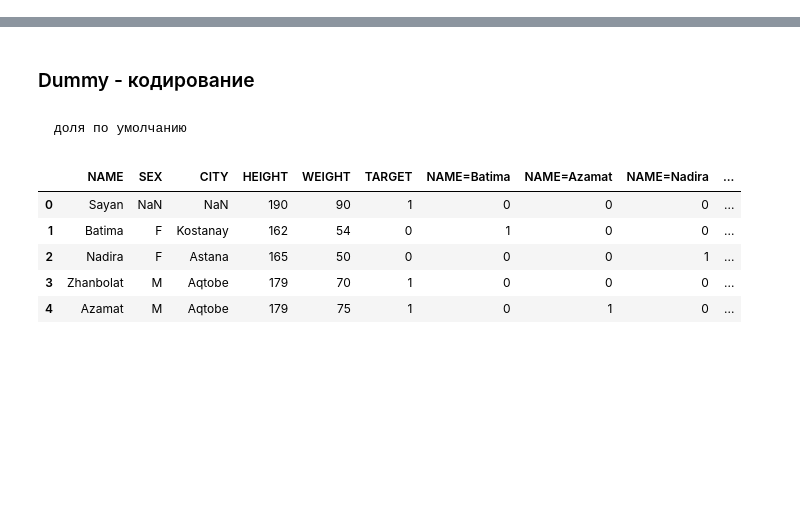
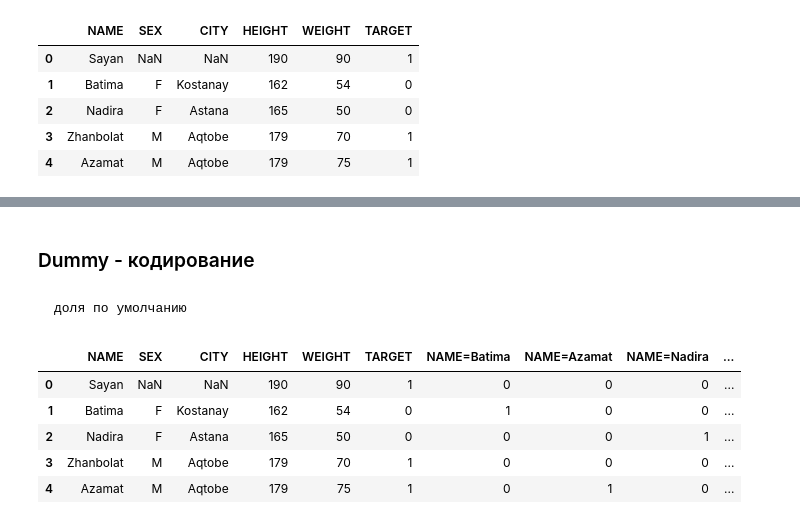
Before and after one commit to mkhamzanov/ccp-module, a Jupyter notebook: Examples.ipynb, the cells around one changed output, grey strips where cells are left out. Saved outputs shown, nothing was run; the diff lists cells and outputs as text; code cells hidden in the pictures; blank space fills up the shorter version.

```diff
--- a/Examples.ipynb
+++ b/Examples.ipynb
@@ -23,3 +23,12 @@ test = pd.DataFrame([['Madiyar','M','Kostanay',185, 72,''],
                         ['Perizat','F','Pavlodar',165,50,'']
                        ],
                        columns = ['NAME', 'SEX', 'CITY','HEIGHT', 'WEIGHT', 'TARGET'])
+# %%
+train
+# %% [output]
+|  | NAME | SEX | CITY | HEIGHT | WEIGHT | TARGET |
+| 0 | Sayan | NaN | NaN | 190 | 90 | 1 |
+| 1 | Batima | F | Kostanay | 162 | 54 | 0 |
+| 2 | Nadira | F | Astana | 165 | 50 | 0 |
+| 3 | Zhanbolat | M | Aqtobe | 179 | 70 | 1 |
+| 4 | Azamat | M | Aqtobe | 179 | 75 | 1 |
```
Also changed, not shown: parts of 1 cell of this notebook.
